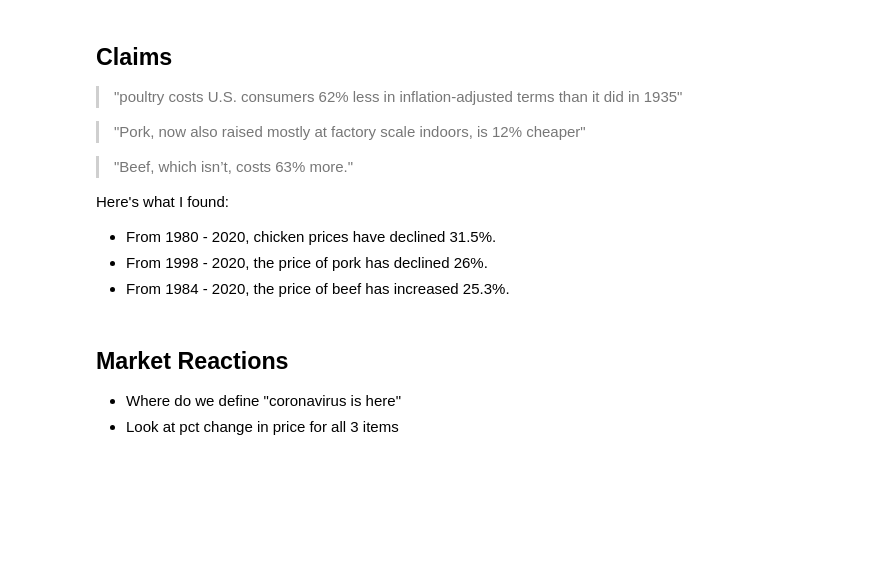
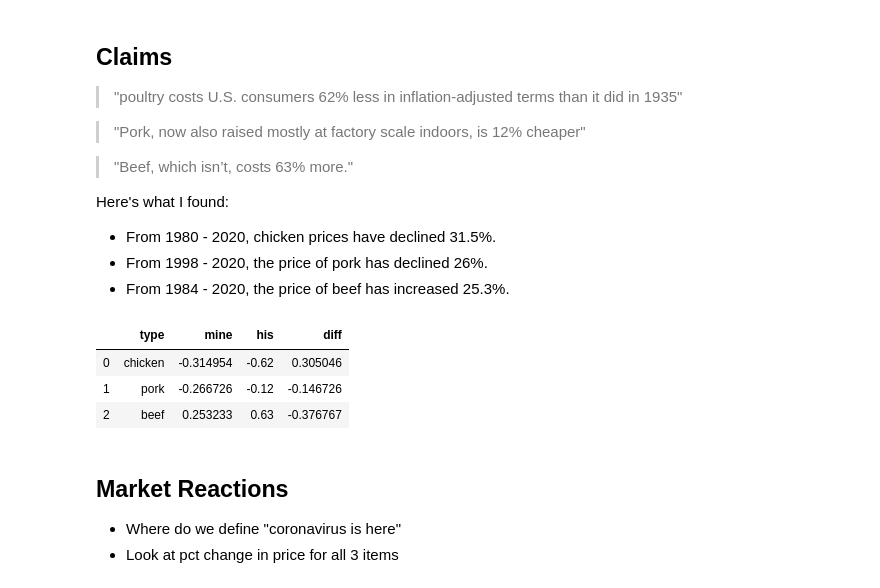
Before and after one commit to ayoskovich/chickens_trust, a Jupyter notebook: price_check.ipynb, the cells around one changed output. Cells and saved outputs as stored; diff of their text form; code cells hidden in the pictures; blank space fills up the shorter version.

Commit message:
Adding difference table

```diff
--- a/price_check.ipynb
+++ b/price_check.ipynb
@@ -94,6 +76,22 @@ Here's what I found:
 - From 1980 - 2020, chicken prices have declined 31.5%.
 - From 1998 - 2020, the price of pork has declined 26%.
 - From 1984 - 2020, the price of beef has increased 25.3%.
+# %%
+# Comparing claims
+TYPES = ['chicken', 'pork', 'beef']
+
+diff = pd.DataFrame({
+    'type':TYPES,
+    'mine':[get_diff(df, x, True) for x in TYPES],
+    'his' :[-.62, -.12, .63]
+})
+diff['diff'] = diff['mine'] - diff['his']
+diff
+# %% [output]
+|  | type | mine | his | diff |
+| 0 | chicken | -0.314954 | -0.62 | 0.305046 |
+| 1 | pork | -0.266726 | -0.12 | -0.146726 |
+| 2 | beef | 0.253233 | 0.63 | -0.376767 |
 # %% [markdown]
 ## Market Reactions
 
```
Also changed, not shown: parts of 3 cells of this notebook, 4 other files.
